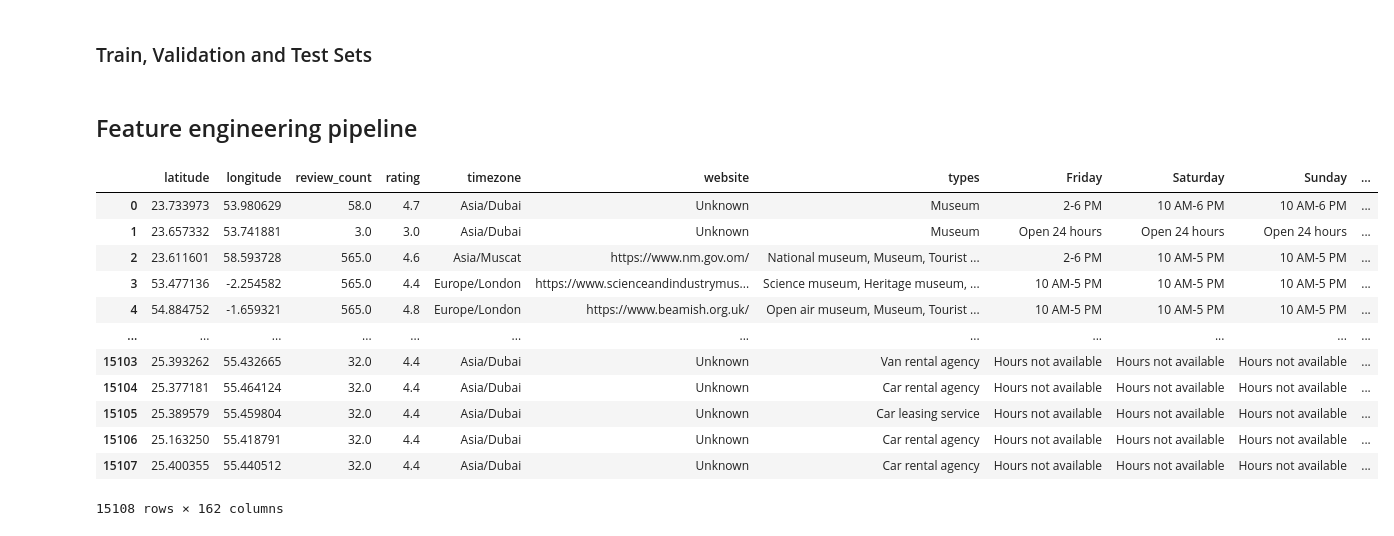
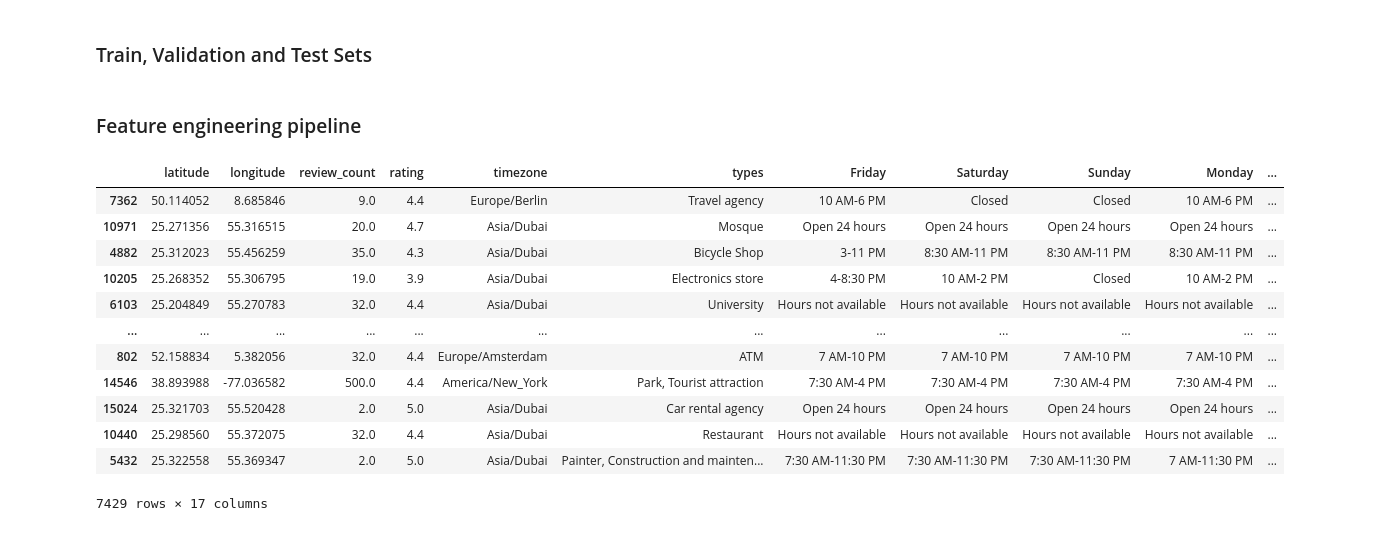
Before and after one commit to kwiatkowskaa/Location_Intelligence_Data_Clustering, a Jupyter notebook: FeatureEngineering.ipynb, the cells around one changed output. Drawn from its saved outputs; the diff is of its cells as text; code cells hidden in the pictures.

```diff
--- a/FeatureEngineering.ipynb
+++ b/FeatureEngineering.ipynb
@@ -191,0 +217,5 @@ df.head()
+# %%
+df['country'] = df['country'].apply(lambda x: extract_country(x))
+df['country'] = df['country'].apply(lambda x: replace_two_letter_words(x))
+country_count = df["country"].value_counts().reset_index(name='count')
+country_count
@@ -191,0 +236,6 @@ df.head()
+# %%
+category_counts = df['country'].value_counts()
+rare_categories = category_counts[category_counts < 10].index
+df['country'] = df['country'].apply(lambda x: 'Other' if x in rare_categories or x == 'Unknown' else x)
+country_count = df["country"].value_counts().reset_index(name='count')
+country_count
@@ -192,8 +371,10 @@ df.head()
 # %% [markdown]
 ### Train, Validation and Test Sets
+# %%
+df = pd.read_csv('./DATA/google_places_data.csv')
 # %%
 X_dev, X_test = train_test_split(df, test_size=0.3, random_state=42)
 X_train, X_val = train_test_split(X_dev, test_size=0.3, random_state=42)
 # %% [markdown]
-## Feature engineering pipeline
+### Feature engineering pipeline
 # %%
@@ -263,19 +472,19 @@ feature_engineering_pipeline = Pipeline([
 ])
 # %%
-df = feature_engineering_pipeline.transform(df)
+X_train = feature_engineering_pipeline.transform(X_train)
 # %%
-df
+X_train
 # %% [output]
-|  | latitude | longitude | review_count | rating | timezone | website | types | Friday | Saturday | Sunday | ... |
-| 0 | 23.733973 | 53.980629 | 58.0 | 4.7 | Asia/Dubai | Unknown | Museum | 2-6 PM | 10 AM-6 PM | 10 AM-6 PM | ... |
-| 1 | 23.657332 | 53.741881 | 3.0 | 3.0 | Asia/Dubai | Unknown | Museum | Open 24 hours | Open 24 hours | Open 24 hours | ... |
-| 2 | 23.611601 | 58.593728 | 565.0 | 4.6 | Asia/Muscat | https://www.nm.gov.om/ | National museum, Museum, Tourist ... | 2-6 PM | 10 AM-5 PM | 10 AM-5 PM | ... |
-| 3 | 53.477136 | -2.254582 | 565.0 | 4.4 | Europe/London | https://www.scienceandindustrymus... | Science museum, Heritage museum, ... | 10 AM-5 PM | 10 AM-5 PM | 10 AM-5 PM | ... |
-| 4 | 54.884752 | -1.659321 | 565.0 | 4.8 | Europe/London | https://www.beamish.org.uk/ | Open air museum, Museum, Tourist ... | 10 AM-5 PM | 10 AM-5 PM | 10 AM-5 PM | ... |
+|  | latitude | longitude | review_count | rating | timezone | types | Friday | Saturday | Sunday | Monday | ... |
+| 7362 | 50.114052 | 8.685846 | 9.0 | 4.4 | Europe/Berlin | Travel agency | 10 AM-6 PM | Closed | Closed | 10 AM-6 PM | ... |
+| 10971 | 25.271356 | 55.316515 | 20.0 | 4.7 | Asia/Dubai | Mosque | Open 24 hours | Open 24 hours | Open 24 hours | Open 24 hours | ... |
+| 4882 | 25.312023 | 55.456259 | 35.0 | 4.3 | Asia/Dubai | Bicycle Shop | 3-11 PM | 8:30 AM-11 PM | 8:30 AM-11 PM | 8:30 AM-11 PM | ... |
+| 10205 | 25.268352 | 55.306795 | 19.0 | 3.9 | Asia/Dubai | Electronics store | 4-8:30 PM | 10 AM-2 PM | Closed | 10 AM-2 PM | ... |
+| 6103 | 25.204849 | 55.270783 | 32.0 | 4.4 | Asia/Dubai | University | Hours not available | Hours not available | Hours not available | Hours not available | ... |
 | ... | ... | ... | ... | ... | ... | ... | ... | ... | ... | ... | ... |
-| 15103 | 25.393262 | 55.432665 | 32.0 | 4.4 | Asia/Dubai | Unknown | Van rental agency | Hours not available | Hours not available | Hours not available | ... |
-| 15104 | 25.377181 | 55.464124 | 32.0 | 4.4 | Asia/Dubai | Unknown | Car rental agency | Hours not available | Hours not available | Hours not available | ... |
-| 15105 | 25.389579 | 55.459804 | 32.0 | 4.4 | Asia/Dubai | Unknown | Car leasing service | Hours not available | Hours not available | Hours not available | ... |
-| 15106 | 25.163250 | 55.418791 | 32.0 | 4.4 | Asia/Dubai | Unknown | Car rental agency | Hours not available | Hours not available | Hours not available | ... |
-| 15107 | 25.400355 | 55.440512 | 32.0 | 4.4 | Asia/Dubai | Unknown | Car rental agency | Hours not available | Hours not available | Hours not available | ... |
+| 802 | 52.158834 | 5.382056 | 32.0 | 4.4 | Europe/Amsterdam | ATM | 7 AM-10 PM | 7 AM-10 PM | 7 AM-10 PM | 7 AM-10 PM | ... |
+| 14546 | 38.893988 | -77.036582 | 500.0 | 4.4 | America/New_York | Park, Tourist attraction | 7:30 AM-4 PM | 7:30 AM-4 PM | 7:30 AM-4 PM | 7:30 AM-4 PM | ... |
+| 15024 | 25.321703 | 55.520428 | 2.0 | 5.0 | Asia/Dubai | Car rental agency | Open 24 hours | Open 24 hours | Open 24 hours | Open 24 hours | ... |
+| 10440 | 25.298560 | 55.372075 | 32.0 | 4.4 | Asia/Dubai | Restaurant | Hours not available | Hours not available | Hours not available | Hours not available | ... |
+| 5432 | 25.322558 | 55.369347 | 2.0 | 5.0 | Asia/Dubai | Painter, Construction and mainten... | 7:30 AM-11:30 PM | 7:30 AM-11:30 PM | 7:30 AM-11:30 PM | 7 AM-11:30 PM | ... |
-15108 rows × 162 columns
+7429 rows × 17 columns
```
Also changed, not shown: parts of 32 cells of this notebook.
